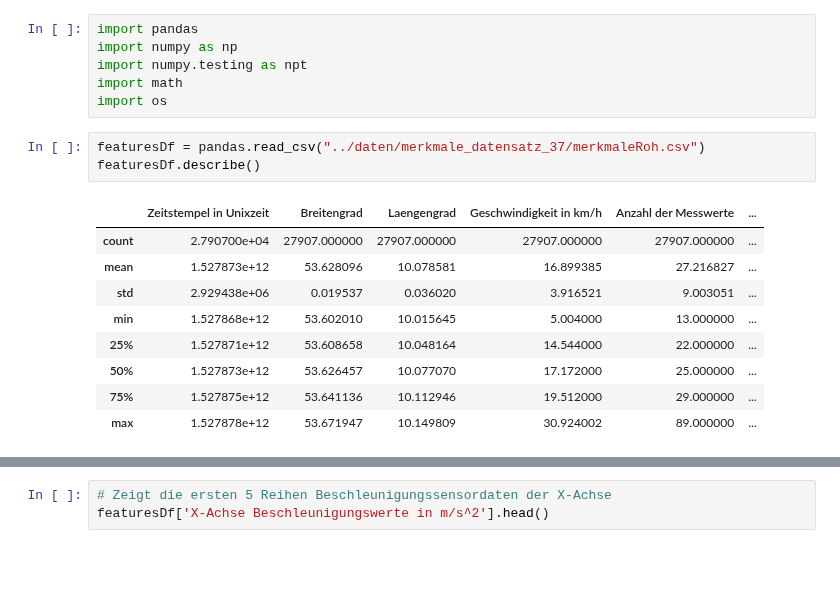
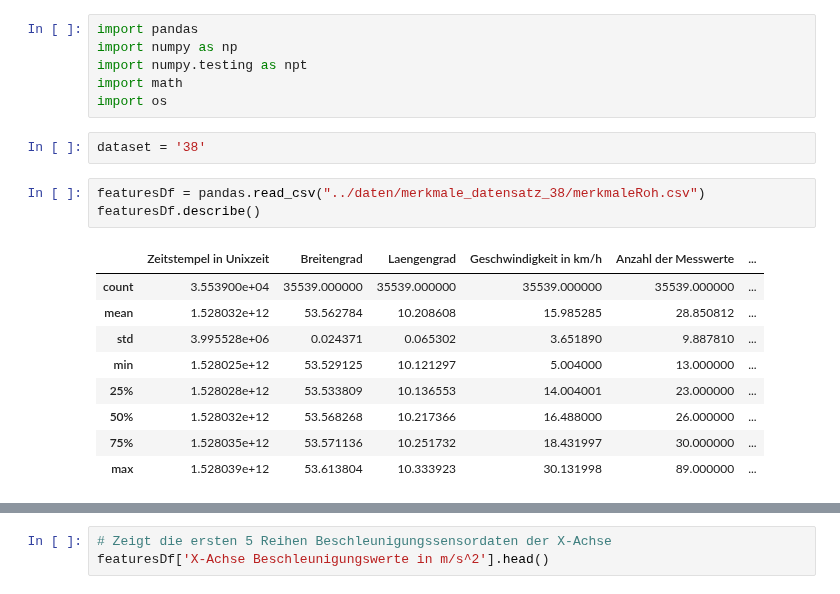
Before and after one commit to SandGreif/FahrradwegeKlassifizierung, a Jupyter notebook: merkmale_Vorverarbeitung/calculateFeatures.ipynb, the cells around one changed output, grey strips where cells are left out. Cells and saved outputs as stored; diff of their text form; blank space fills up the shorter version.

```diff
--- a/merkmale_Vorverarbeitung/calculateFeatures.ipynb
+++ b/merkmale_Vorverarbeitung/calculateFeatures.ipynb
@@ -20,18 +20,20 @@ import numpy as np
 import numpy.testing as npt
 import math
 import os
+# %%
+dataset = '38'
 # %%
-featuresDf = pandas.read_csv("../daten/merkmale_datensatz_37/merkmaleRoh.csv")
+featuresDf = pandas.read_csv("../daten/merkmale_datensatz_38/merkmaleRoh.csv")
 featuresDf.describe()
 # %% [output]
 |  | Zeitstempel in Unixzeit | Breitengrad | Laengengrad | Geschwindigkeit in km/h | Anzahl der Messwerte | ... |
-| count | 2.790700e+04 | 27907.000000 | 27907.000000 | 27907.000000 | 27907.000000 | ... |
-| mean | 1.527873e+12 | 53.628096 | 10.078581 | 16.899385 | 27.216827 | ... |
-| std | 2.929438e+06 | 0.019537 | 0.036020 | 3.916521 | 9.003051 | ... |
-| min | 1.527868e+12 | 53.602010 | 10.015645 | 5.004000 | 13.000000 | ... |
-| 25% | 1.527871e+12 | 53.608658 | 10.048164 | 14.544000 | 22.000000 | ... |
-| 50% | 1.527873e+12 | 53.626457 | 10.077070 | 17.172000 | 25.000000 | ... |
-| 75% | 1.527875e+12 | 53.641136 | 10.112946 | 19.512000 | 29.000000 | ... |
-| max | 1.527878e+12 | 53.671947 | 10.149809 | 30.924002 | 89.000000 | ... |
+| count | 3.553900e+04 | 35539.000000 | 35539.000000 | 35539.000000 | 35539.000000 | ... |
+| mean | 1.528032e+12 | 53.562784 | 10.208608 | 15.985285 | 28.850812 | ... |
+| std | 3.995528e+06 | 0.024371 | 0.065302 | 3.651890 | 9.887810 | ... |
+| min | 1.528025e+12 | 53.529125 | 10.121297 | 5.004000 | 13.000000 | ... |
+| 25% | 1.528028e+12 | 53.533809 | 10.136553 | 14.004001 | 23.000000 | ... |
+| 50% | 1.528032e+12 | 53.568268 | 10.217366 | 16.488000 | 26.000000 | ... |
+| 75% | 1.528035e+12 | 53.571136 | 10.251732 | 18.431997 | 30.000000 | ... |
+| max | 1.528039e+12 | 53.613804 | 10.333923 | 30.131998 | 89.000000 | ... |
 # %%
 featuresDf.info()
```
Also changed, not shown: parts of 5 cells of this notebook, 4 other files.
